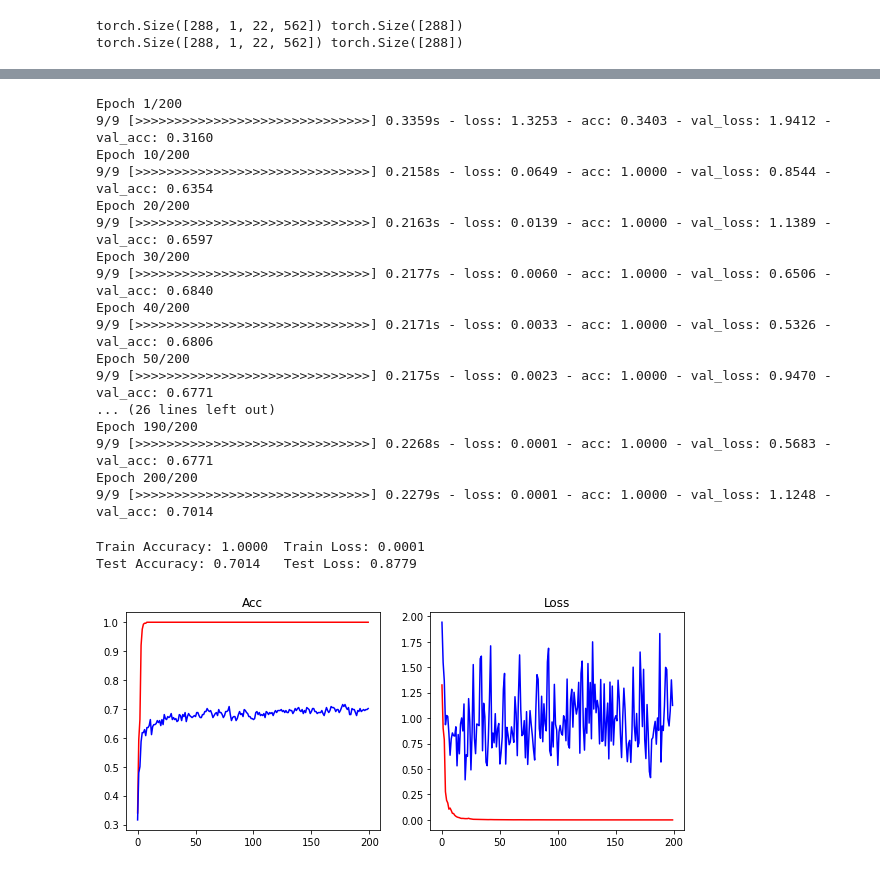
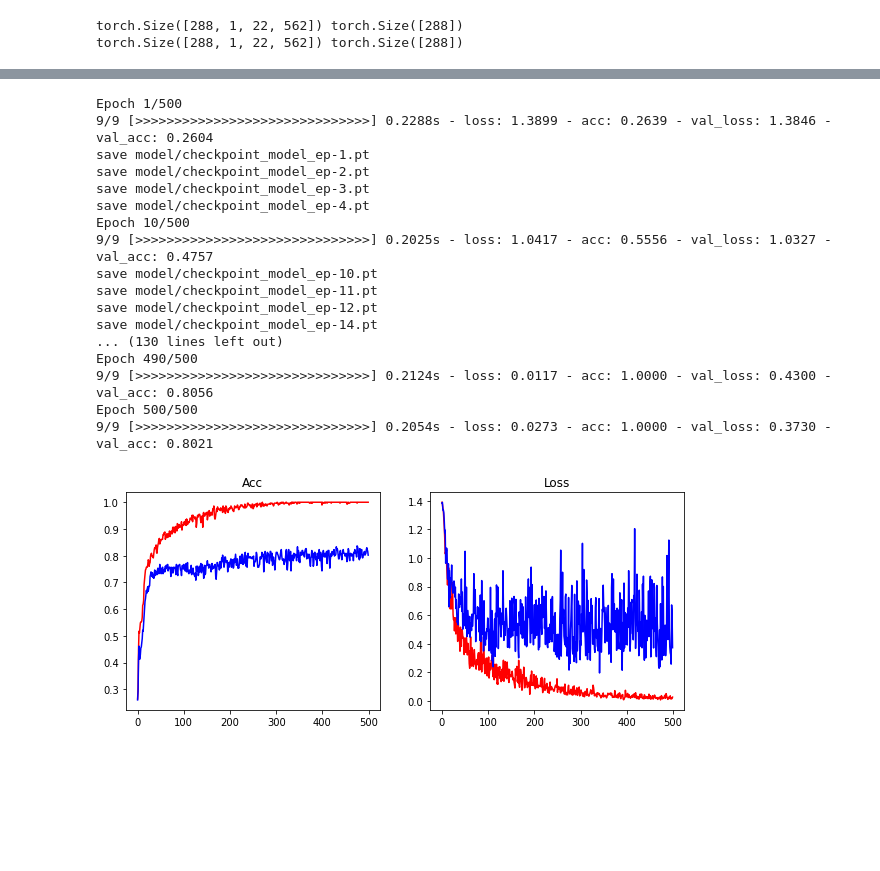
Before and after one commit to cemeteryparty/BCI_5275_Lab4_2, a Jupyter notebook: src/5275_Lab4_2.ipynb, the cells around one changed output, grey strips where cells are left out. Drawn from its saved outputs; the diff is of its cells as text; code cells hidden in the pictures; blank space fills up the shorter version.

```diff
--- a/src/5275_Lab4_2.ipynb
+++ b/src/5275_Lab4_2.ipynb
@@ -265,24 +343,24 @@ class Model(object):
+# %%
+BATCH_SIZE = 32
+Learning_Rate = 0.001
+EPOCHS = 500
 # %%
 train_raw = loadmat(DATASET_DIR + "BCIC_S01_T.mat")
 test_raw = loadmat(DATASET_DIR + "BCIC_S01_E.mat")
 trX, trY, teX, teY = train_raw["x_train"], train_raw["y_train"], test_raw["x_test"], test_raw["y_test"]
 # %%
-# from tensorflow.keras import utils
 x_train = torch.from_numpy(np.expand_dims(trX, axis=1))
 y_train = torch.from_numpy(np.reshape(trY, (trY.size, ))).long()
-# y_train = torch.from_numpy(utils.to_categorical(trY, 4))
 x_test = torch.from_numpy(np.expand_dims(teX, axis=1))
 y_test = torch.from_numpy(np.reshape(teY, (teY.size, ))).long()
-# y_test = torch.from_numpy(utils.to_categorical(teY, 4))
 
 print(x_train.shape, y_train.shape)
 print(x_test.shape, y_test.shape)
 trainset, testset = TensorDataset(x_train, y_train), TensorDataset(x_test, y_test)
 
 """ create dataloader """
-bs = 32 # batch_size
-trainloader = DataLoader(dataset=trainset, batch_size=bs, shuffle=True)
-testloader = DataLoader(dataset=testset, batch_size=bs, shuffle=True)
+trainloader = DataLoader(dataset=trainset, batch_size=BATCH_SIZE, shuffle=True)
+testloader = DataLoader(dataset=testset, batch_size=BATCH_SIZE, shuffle=True)
 # %% [output]
 torch.Size([288, 1, 22, 562]) torch.Size([288])
 torch.Size([288, 1, 22, 562]) torch.Size([288])
@@ -312,44 +367,36 @@ Epoch 200/200
-# %%
-sconnet = ShallowConvNet().to(device)
-model = Model(sconnet, lr=0.001)
-history = model.fit(trainloader=trainloader, validloader=testloader, epochs=200)
-# %% [output]
-Epoch 1/200
-9/9 [>>>>>>>>>>>>>>>>>>>>>>>>>>>>>>] 0.3359s - loss: 1.3253 - acc: 0.3403 - val_loss: 1.9412 - val_acc: 0.3160
-Epoch 10/200
-9/9 [>>>>>>>>>>>>>>>>>>>>>>>>>>>>>>] 0.2158s - loss: 0.0649 - acc: 1.0000 - val_loss: 0.8544 - val_acc: 0.6354
-Epoch 20/200
-9/9 [>>>>>>>>>>>>>>>>>>>>>>>>>>>>>>] 0.2163s - loss: 0.0139 - acc: 1.0000 - val_loss: 1.1389 - val_acc: 0.6597
-Epoch 30/200
-9/9 [>>>>>>>>>>>>>>>>>>>>>>>>>>>>>>] 0.2177s - loss: 0.0060 - acc: 1.0000 - val_loss: 0.6506 - val_acc: 0.6840
-Epoch 40/200
-9/9 [>>>>>>>>>>>>>>>>>>>>>>>>>>>>>>] 0.2171s - loss: 0.0033 - acc: 1.0000 - val_loss: 0.5326 - val_acc: 0.6806
-Epoch 50/200
-9/9 [>>>>>>>>>>>>>>>>>>>>>>>>>>>>>>] 0.2175s - loss: 0.0023 - acc: 1.0000 - val_loss: 0.9470 - val_acc: 0.6771
-... (26 lines left out)
-Epoch 190/200
-9/9 [>>>>>>>>>>>>>>>>>>>>>>>>>>>>>>] 0.2268s - loss: 0.0001 - acc: 1.0000 - val_loss: 0.5683 - val_acc: 0.6771
-Epoch 200/200
-9/9 [>>>>>>>>>>>>>>>>>>>>>>>>>>>>>>] 0.2279s - loss: 0.0001 - acc: 1.0000 - val_loss: 1.1248 - val_acc: 0.7014
 # %%
-eva_train = model.evaluate(dataloader=trainloader)
-print(f"Train Accuracy: {eva_train[1]:.4f}\tTrain Loss: {eva_train[0]:.4f}")
-eva_test = model.evaluate(dataloader=testloader)
-print(f"Test Accuracy: {eva_test[1]:.4f}\tTest Loss: {eva_test[0]:.4f}")
+eegnet = EEGNet().to(device)
+#summary(eegnet, (1, 22, 562))
+model = Model(eegnet, lr=Learning_Rate)
+# save checkpoint model when both trainset and validset get new max acc
+history = model.fit(trainloader=trainloader, validloader=testloader, epochs=EPOCHS, monitor=["acc", "val_acc"])
 
 plt.figure(figsize = (10, 4))
 plt.subplot(1, 2, 1)
 plt.title("Acc")
 plt.plot(history["acc"], color="red")
 plt.plot(history["val_acc"], color="blue")
 plt.subplot(1, 2, 2)
 plt.title("Loss")
 plt.plot(history["loss"], color="red")
 plt.plot(history["val_loss"], color="blue")
 plt.show()
-
-pred = model.predict(dataloader=testloader)
 # %% [output]
-Train Accuracy: 1.0000  Train Loss: 0.0001
-Test Accuracy: 0.7014   Test Loss: 0.8779
+Epoch 1/500
+9/9 [>>>>>>>>>>>>>>>>>>>>>>>>>>>>>>] 0.2288s - loss: 1.3899 - acc: 0.2639 - val_loss: 1.3846 - val_acc: 0.2604
+save model/checkpoint_model_ep-1.pt
+save model/checkpoint_model_ep-2.pt
+save model/checkpoint_model_ep-3.pt
+save model/checkpoint_model_ep-4.pt
+Epoch 10/500
+9/9 [>>>>>>>>>>>>>>>>>>>>>>>>>>>>>>] 0.2025s - loss: 1.0417 - acc: 0.5556 - val_loss: 1.0327 - val_acc: 0.4757
+save model/checkpoint_model_ep-10.pt
+save model/checkpoint_model_ep-11.pt
+save model/checkpoint_model_ep-12.pt
+save model/checkpoint_model_ep-14.pt
+... (130 lines left out)
+Epoch 490/500
+9/9 [>>>>>>>>>>>>>>>>>>>>>>>>>>>>>>] 0.2124s - loss: 0.0117 - acc: 1.0000 - val_loss: 0.4300 - val_acc: 0.8056
+Epoch 500/500
+9/9 [>>>>>>>>>>>>>>>>>>>>>>>>>>>>>>] 0.2054s - loss: 0.0273 - acc: 1.0000 - val_loss: 0.3730 - val_acc: 0.8021
-[figure, old version]
+[figure, new version]
```
Also changed, not shown: parts of 19 cells of this notebook, 2 other files.
